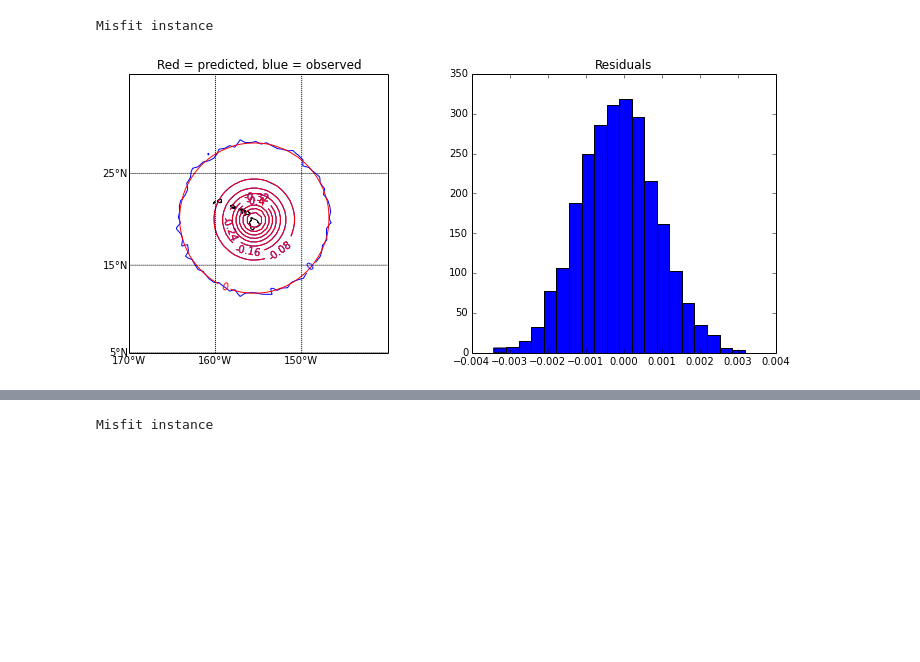
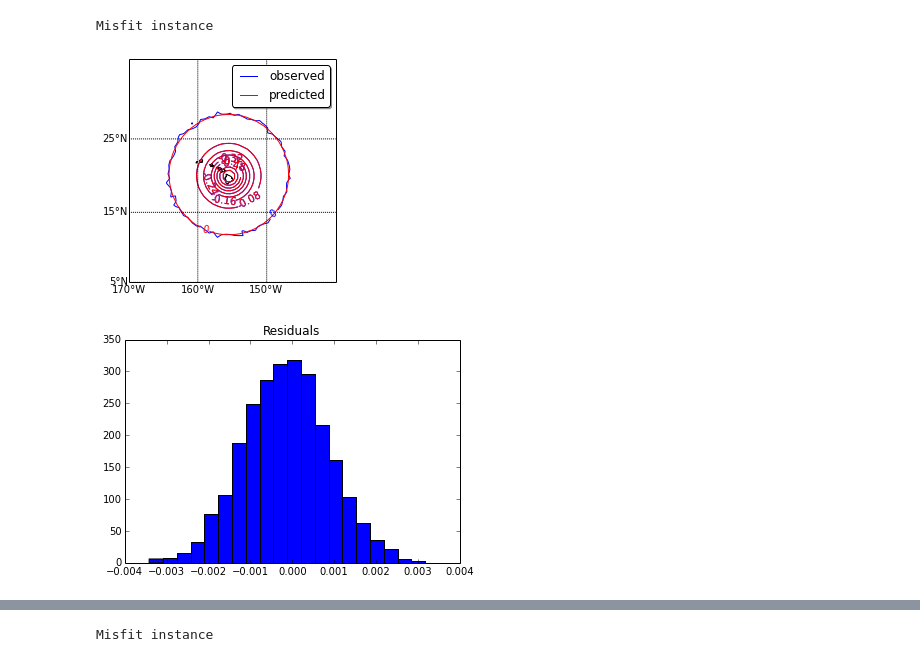
Before and after one commit to leouieda/egu2014, a Jupyter notebook: notebooks/plume.ipynb, the cells around one changed output, grey strips where cells are left out. Drawn from its saved outputs; the diff is of its cells as text; code cells hidden in the pictures; blank space fills up the shorter version.

```diff
--- a/notebooks/plume.ipynb
+++ b/notebooks/plume.ipynb
@@ -11,7 +12,18 @@ from fatiando.vis import mpl, myv
 props = {'density':-50}
 model = [Tesseroid(-156.5, -154.5, 19, 21, -100000, -300000, props),
          Tesseroid(-156, -155, 19.5, 20.5, -300000, -1000000, props)]
+# %%
+def snapshot(scene, fname):
+    scene.scene.camera.position = [-4845883.9070980623, -3297812.4602981922, 3510960.3428494777]
+    scene.scene.camera.focal_point = [-5008643.0944703668, -2310303.8069823612, 2046307.549933386]
+    scene.scene.camera.view_angle = 30.0
+    scene.scene.camera.view_up = [-0.99193521467119017, -0.12390409176946064, 0.026689060268301784]
+    scene.scene.camera.clipping_range = [1045425.4948085039, 2748894.2133707912]
+    scene.scene.camera.compute_view_plane_normal()
+    scene.scene.render()
+    myv.savefig('{}/{}.png'.format(imgdir, fname))
 # %%
-myv.figure(zdown=False)
+scene = myv.figure(zdown=False, size=(400, 700))
 myv.tesseroids(model, linewidth=1, color=(1, 0, 0))
+snapshot(scene, 'plume-model')
 myv.show()
@@ -24,10 +40,11 @@ gz = utils.contaminate(tesseroid.gz(lon, lat, height, model), 0.1, seed=0)
 gzz = utils.contaminate(tesseroid.gzz(lon, lat, height, model), 0.001, seed=0)
 # %%
 bm = mpl.basemap(area, 'merc', resolution='h')
-for f in [gz, gzz]:
+for f, units, fname in zip([gz, gzz], ['mGal', r'$E\"otv\"os$'], ['plume-gz.png', 'plume-gzz.png']):
     mpl.figure()
     mpl.contourf(lon, lat, f, shape, 50, basemap=bm)
-    mpl.colorbar()
+    mpl.colorbar().set_label(units)
     mpl.draw_geolines(area, 10, 10, basemap=bm)
     bm.drawcoastlines()
+    mpl.savefig('{}/{}'.format(imgdir, fname), dpi=200)
 # %% [output]
@@ -36,28 +53,30 @@ for f in [gz, gzz]:
 # %%
-def plot(solver, data):
+def plot(solver, data, fname):
     predicted = solver.predicted()
     if len(np.shape(predicted)) == 1:
         predicted = [predicted]
     residuals = solver.residuals()
     if len(np.shape(residuals)) == 1:
         residuals = [residuals]
-    for d, p, r in zip(data, predicted, residuals):
-        mpl.figure(figsize=(12, 5))
-        mpl.subplot(1, 2, 1)
+    for i, d, p, r in zip(range(len(data)), data, predicted, residuals):
+        mpl.figure()
         bm.drawcoastlines()
         bm.drawmapboundary()
         mpl.draw_geolines(area, 10, 10, basemap=bm)
-        levels = mpl.contour(lon, lat, d, shape, 10, basemap=bm, color='b')
-        mpl.contour(lon, lat, p, shape, levels, basemap=bm, color='r')
-        mpl.title("Red = predicted, blue = observed")
-        mpl.subplot(1, 2, 2)
+        levels = mpl.contour(lon, lat, d, shape, 10, basemap=bm, color='b', label='observed')
+        mpl.contour(lon, lat, p, shape, levels, basemap=bm, color='r', label='predicted')
+        mpl.legend(fancybox=True, shadow=True)
+        mpl.savefig('{}/plume-fit-{}-{}.png'.format(imgdir, fname, i), dpi=200)
+        mpl.figure()
         mpl.hist(r, bins=20)
         mpl.title("Residuals")
+        mpl.savefig('{}/plume-residuals-{}-{}.png'.format(imgdir, fname, i), dpi=200)
     mesh.addprop('density', solver.estimate_)
-    myv.figure(zdown=False)
+    scene = myv.figure(zdown=False, size=(400, 700))
     myv.tesseroids(model, linewidth=1, color=(1, 0, 0), opacity=0.4)
     myv.tesseroids(seeds, linewidth=1)
     myv.tesseroids(vremove(0, 'density', mesh), linewidth=1)
+    snapshot(scene, 'plume-estimate-' + fname)
     myv.show()
 # %%
 mesh = TesseroidMesh(bounds, (30, 30, 30))
@@ -80,6 +102,7 @@ solver.config('planting', seeds=seeds, compactness=0.0005, threshold=0.0001).fit
 # %% [output]
 Misfit instance
 # %%
-plot(solver, [gzz])
+plot(solver, [gzz], 'single')
 # %% [output]
-[figure, old version]
+[figure, new version]
+[figure, added]
```
Also changed, not shown: parts of 8 cells of this notebook, 12 other files.
